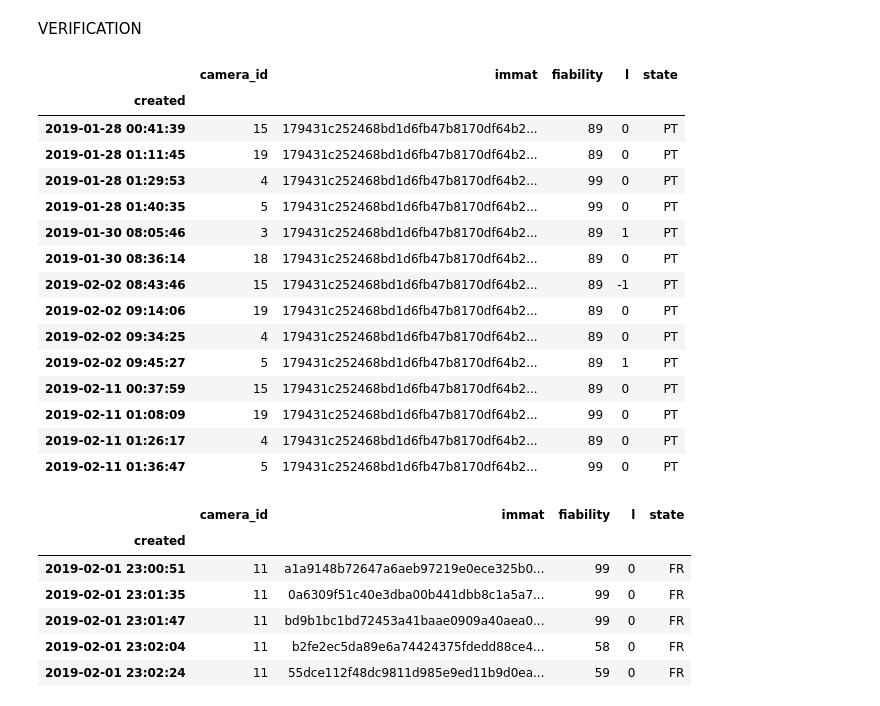
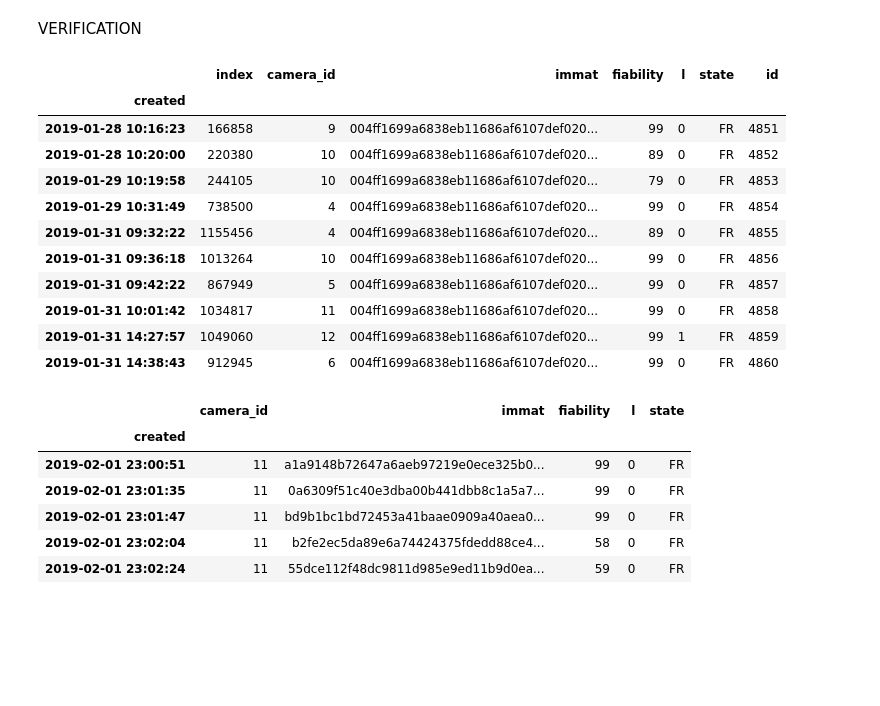
Before and after one commit to nantodevison/lapi, a Jupyter notebook: Carto_Lapi/Analyse/Donnees_brutes.ipynb, the cells around one changed output. Drawn from its saved outputs; the diff is of its cells as text; code cells hidden in the pictures; blank space fills up the shorter version.

```diff
--- a/Carto_Lapi/Analyse/Donnees_brutes.ipynb
+++ b/Carto_Lapi/Analyse/Donnees_brutes.ipynb
@@ -343,24 +373,20 @@ line=base.mark_line(color='green').encode(y='pct_pl_transit:Q')
 VERIFICATION
 # %%
 #retrouver une immatriculatiob dans les données completes
-df_3semaines.loc[df_3semaines['immat']=='179431c252468bd1d6fb47b8170df64b2d65a960']
+df_3semaines.loc[df_3semaines['immat']=='004ff1699a6838eb11686af6107def0202a8b69b'].sort_index()
 # %% [output]
-|  | camera_id | immat | fiability | l | state |
-| created |  |  |  |  |  |
-| 2019-01-28 00:41:39 | 15 | 179431c252468bd1d6fb47b8170df64b2... | 89 | 0 | PT |
-| 2019-01-28 01:11:45 | 19 | 179431c252468bd1d6fb47b8170df64b2... | 89 | 0 | PT |
-| 2019-01-28 01:29:53 | 4 | 179431c252468bd1d6fb47b8170df64b2... | 99 | 0 | PT |
-| 2019-01-28 01:40:35 | 5 | 179431c252468bd1d6fb47b8170df64b2... | 99 | 0 | PT |
-| 2019-01-30 08:05:46 | 3 | 179431c252468bd1d6fb47b8170df64b2... | 89 | 1 | PT |
-| 2019-01-30 08:36:14 | 18 | 179431c252468bd1d6fb47b8170df64b2... | 89 | 0 | PT |
-| 2019-02-02 08:43:46 | 15 | 179431c252468bd1d6fb47b8170df64b2... | 89 | -1 | PT |
-| 2019-02-02 09:14:06 | 19 | 179431c252468bd1d6fb47b8170df64b2... | 89 | 0 | PT |
-| 2019-02-02 09:34:25 | 4 | 179431c252468bd1d6fb47b8170df64b2... | 89 | 0 | PT |
-| 2019-02-02 09:45:27 | 5 | 179431c252468bd1d6fb47b8170df64b2... | 89 | 1 | PT |
-| 2019-02-11 00:37:59 | 15 | 179431c252468bd1d6fb47b8170df64b2... | 89 | 0 | PT |
-| 2019-02-11 01:08:09 | 19 | 179431c252468bd1d6fb47b8170df64b2... | 99 | 0 | PT |
-| 2019-02-11 01:26:17 | 4 | 179431c252468bd1d6fb47b8170df64b2... | 89 | 0 | PT |
-| 2019-02-11 01:36:47 | 5 | 179431c252468bd1d6fb47b8170df64b2... | 99 | 0 | PT |
+|  | index | camera_id | immat | fiability | l | state | id |
+| created |  |  |  |  |  |  |  |
+| 2019-01-28 10:16:23 | 166858 | 9 | 004ff1699a6838eb11686af6107def020... | 99 | 0 | FR | 4851 |
+| 2019-01-28 10:20:00 | 220380 | 10 | 004ff1699a6838eb11686af6107def020... | 89 | 0 | FR | 4852 |
+| 2019-01-29 10:19:58 | 244105 | 10 | 004ff1699a6838eb11686af6107def020... | 79 | 0 | FR | 4853 |
+| 2019-01-29 10:31:49 | 738500 | 4 | 004ff1699a6838eb11686af6107def020... | 99 | 0 | FR | 4854 |
+| 2019-01-31 09:32:22 | 1155456 | 4 | 004ff1699a6838eb11686af6107def020... | 89 | 0 | FR | 4855 |
+| 2019-01-31 09:36:18 | 1013264 | 10 | 004ff1699a6838eb11686af6107def020... | 99 | 0 | FR | 4856 |
+| 2019-01-31 09:42:22 | 867949 | 5 | 004ff1699a6838eb11686af6107def020... | 99 | 0 | FR | 4857 |
+| 2019-01-31 10:01:42 | 1034817 | 11 | 004ff1699a6838eb11686af6107def020... | 99 | 0 | FR | 4858 |
+| 2019-01-31 14:27:57 | 1049060 | 12 | 004ff1699a6838eb11686af6107def020... | 99 | 1 | FR | 4859 |
+| 2019-01-31 14:38:43 | 912945 | 6 | 004ff1699a6838eb11686af6107def020... | 99 | 0 | FR | 4860 |
 # %%
 #retrouver les cameras et date avant / apres un passage
 def cam_voisines(immat, date, camera, df_immat) :
```
Also changed, not shown: parts of 21 cells of this notebook, 1 other file.
